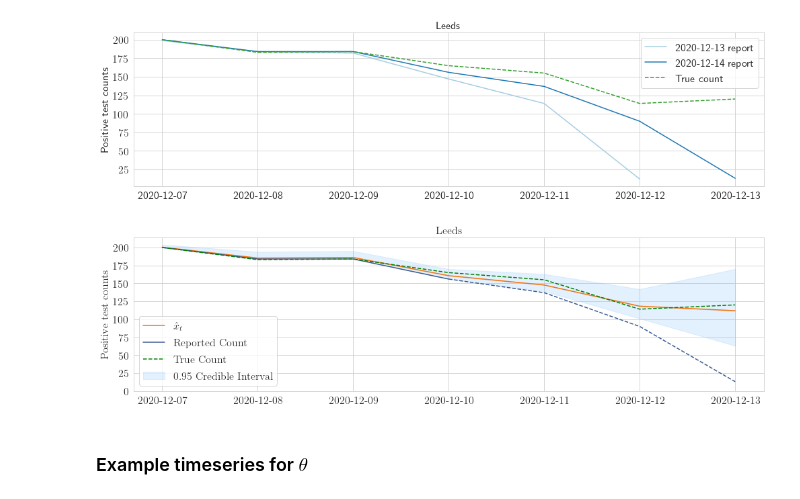
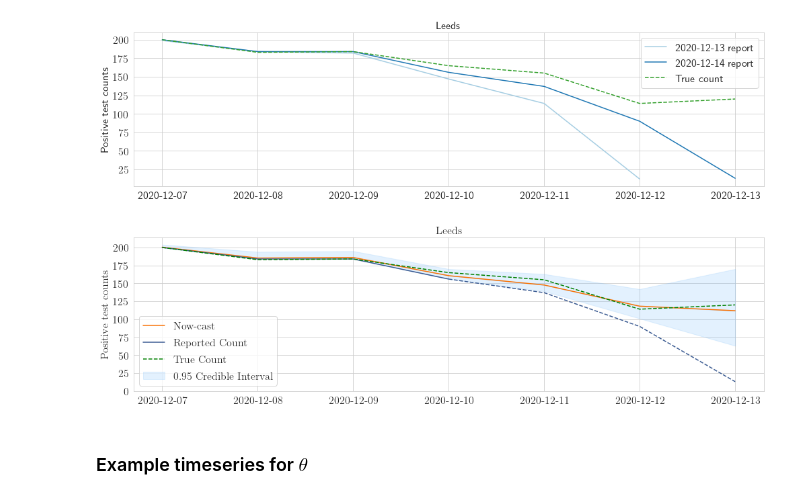
Before and after one commit to alan-turing-institute/jbc-turing-rss-nowcasting, a Jupyter notebook: experiments/report_figs.ipynb, the cells around one changed output. Cells and saved outputs as stored; diff of their text form; code cells hidden in the pictures.

```diff
--- a/experiments/report_figs.ipynb
+++ b/experiments/report_figs.ipynb
@@ -142,38 +142,38 @@ plot_posterior(
         posterior_means=x_smoothing_means,
         posterior_confidence_intervals=x_smoothing_cis,
         legend=True,
-        posterior_label=r"$\hat x_t$",
+        posterior_label="Now-cast",
         confidence_interval_label=f"{1-alpha} Credible Interval",
         obs_label="Reported Count",
     )
 ax.plot(truth, "--", color='green', label='True Count')
 
 ax.set_title(ltla, fontsize=16)
 ax.legend(loc=3, fontsize=16)
 plt.setp(ax.get_xticklabels(), fontsize=16)
 plt.setp(ax.get_yticklabels(), fontsize=16)
 
 
 ax.set_ylabel("Positive test counts", fontsize=16)
 ax.set_ylim(0)
 
 plt.xticks(np.arange(0,len(model._observations[start_idx:])),labels=sd_dates)
 
 # ax.xaxis.set_major_locator(matplotlib.dates.WeekdayLocator(byweekday=3))
 ax.xaxis.set_minor_locator(matplotlib.dates.DayLocator())
 ax.grid(which='minor')
 
 #
 plt.setp(ax.xaxis.get_majorticklabels(), rotation=360)
 
 
 # fig.text(-0.01, 0.5, 'Positive test counts', va='center', rotation='vertical', fontsize=16)
 
 plt.tight_layout()
 plt.savefig(f"example_{ltla}_nowcast", dpi=100)
 plt.show()
 # %% [output]
-[figure, old version]
+[figure, new version]
 # %% [markdown]
 ### Example timeseries for $\theta$
 # %%
```
Also changed, not shown: 3 other files.
